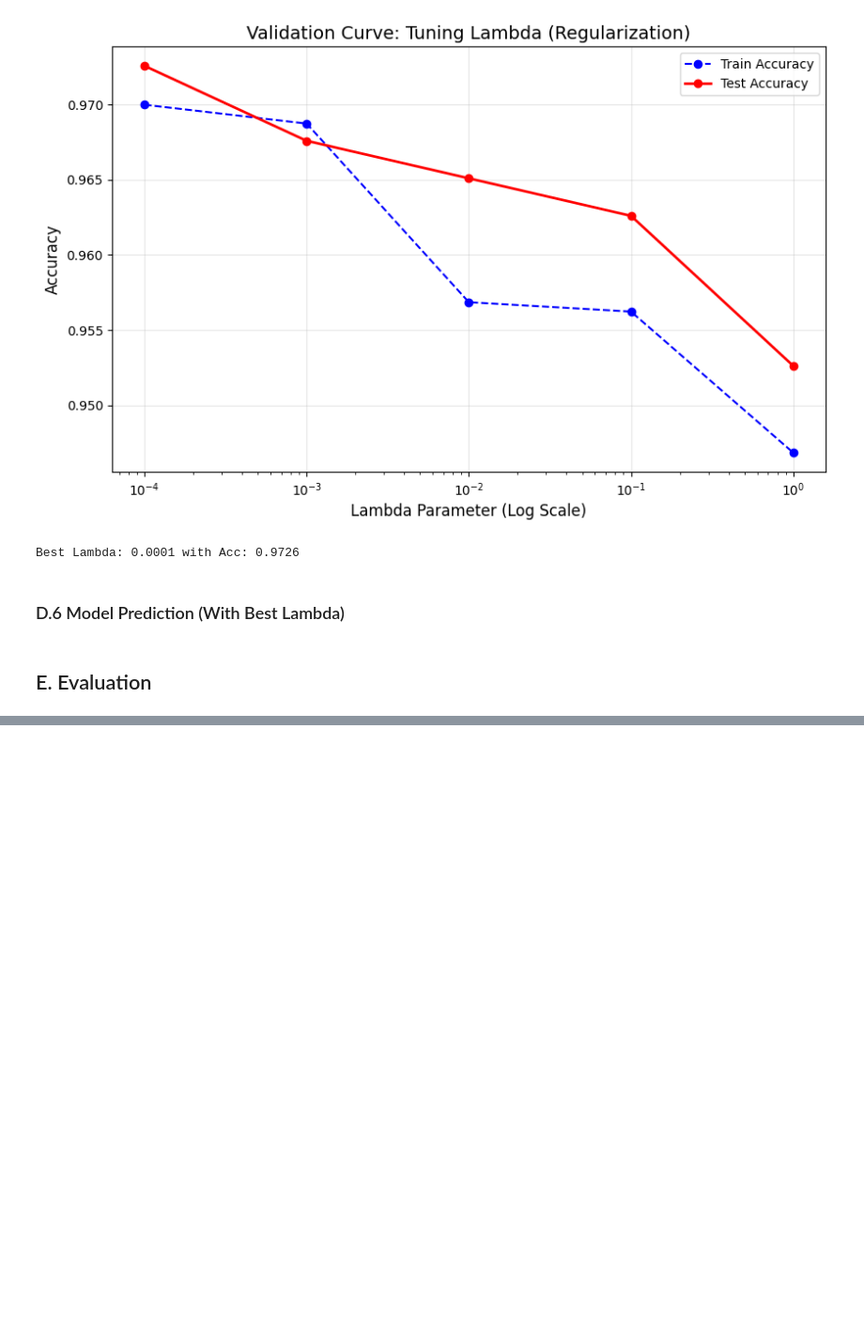
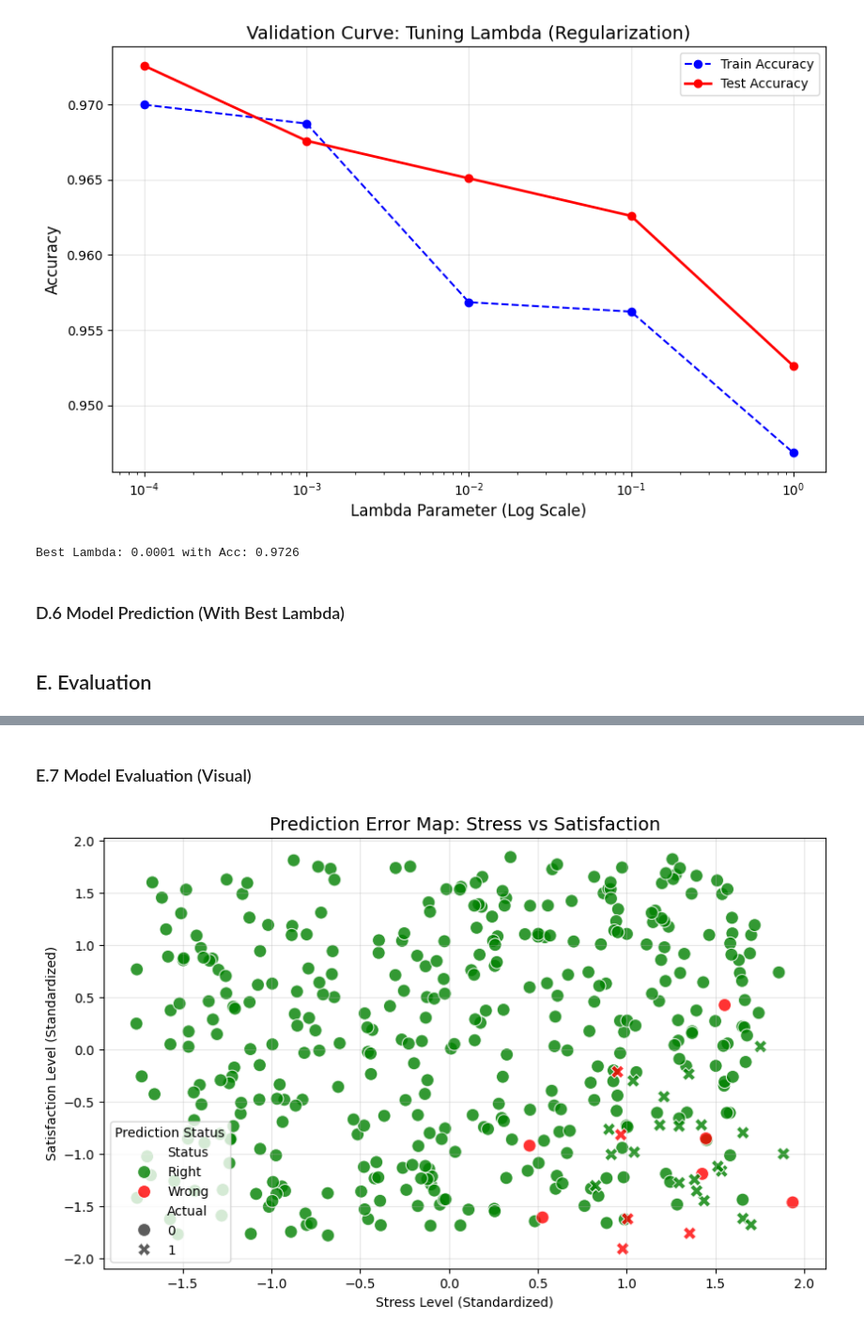
Before and after one commit to HablSank/1Day-1Dataset_MachineLearningProject, a Jupyter notebook: Day-16/Support Vector Machine (HR Burnout)/synthetic_employee_burnout.ipynb, the cells around one changed output, grey strips where cells are left out. Shown at 94% size. Cells and saved outputs as stored; diff of their text form; code cells hidden in the pictures; blank space fills up the shorter version.

```diff
--- a/Day-16/Support Vector Machine (HR Burnout)/synthetic_employee_burnout.ipynb
+++ b/Day-16/Support Vector Machine (HR Burnout)/synthetic_employee_burnout.ipynb
@@ -469,0 +624,44 @@ train_predictions = model.predict(X_train)
+# %% [markdown]
+### E.7 Model Evaluation (Visual)
+# %%
+# Get Predictions
+test_predictions = model.predict(X_test.values)
+
+# --- 1. Prepare Plot Data ---
+# Use Jitter because Stress/Satisfaction are integers (1-10)
+jitter_x = np.random.normal(0, 0.1, size=len(X_test))
+jitter_y = np.random.normal(0, 0.1, size=len(X_test))
+
+# Create DataFrame for Plotting
+# Index 7 = StressLevel, Index 6 = SatisfactionLevel (Based on your column order)
+plot_data = pd.DataFrame({
+    'Stress Level': X_test.iloc[:, 7] + jitter_x,       # Pemicu Burnout
+    'Satisfaction Level': X_test.iloc[:, 6] + jitter_y, # Penawar Burnout
+    'Actual': y_test.values,
+    'Prediction': test_predictions
+})
+
+# Define Status
+plot_data['Status'] = np.where(plot_data['Actual'] == plot_data['Prediction'], 'Right', 'Wrong')
+
+# --- 2. Visualization ---
+plt.figure(figsize=(10, 6))
+sns.scatterplot(
+    data=plot_data,
+    x='Stress Level',
+    y='Satisfaction Level',
+    hue='Status',
+    style='Actual',
+    palette={'Right': 'green', 'Wrong': 'red'},
+    s=100,
+    alpha=0.8
+)
+
+plt.title('Prediction Error Map: Stress vs Satisfaction', fontsize=14)
+plt.xlabel('Stress Level (Standardized)')
+plt.ylabel('Satisfaction Level (Standardized)')
+plt.legend(title='Prediction Status')
+plt.grid(True, alpha=0.3)
+plt.show()
+# %% [output]
+[figure, added]
```
Also changed, not shown: parts of 18 cells of this notebook.
